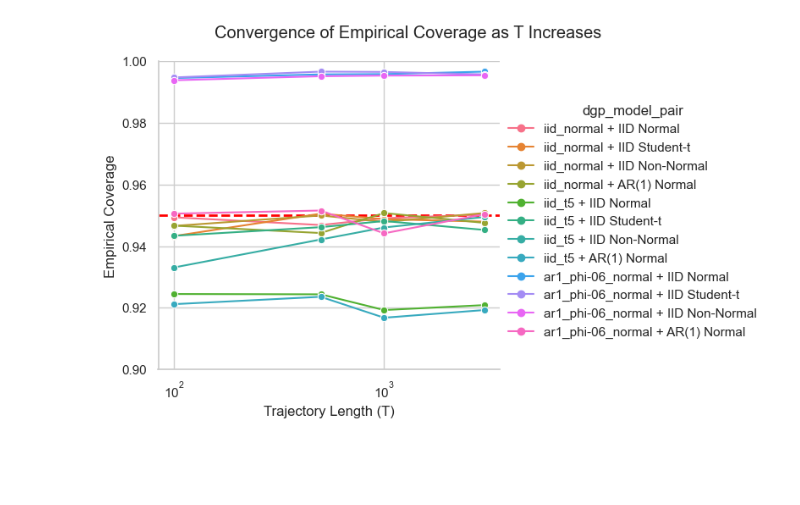
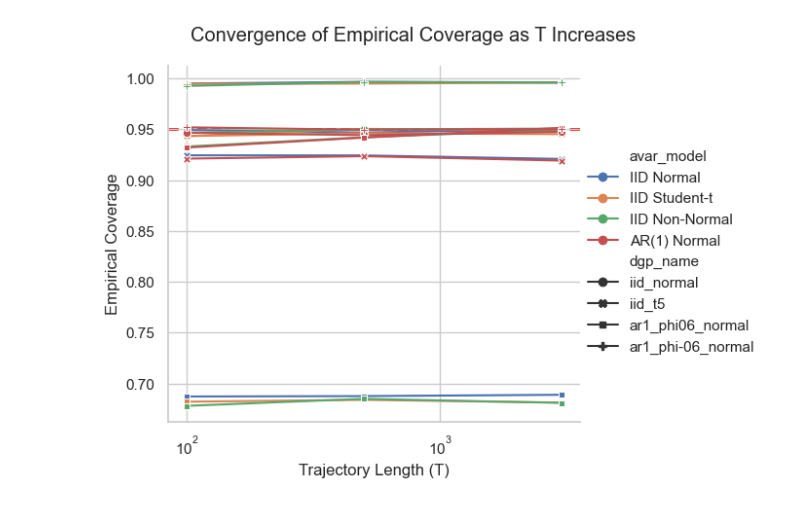
Before and after one commit to Fabro2701/sharpe_ratio_TFM, a Jupyter notebook: notebooks/coverage_analysis.ipynb, the cells around one changed output. Drawn from its saved outputs; the diff is of its cells as text; code cells hidden in the pictures; blank space fills up the shorter version.

```diff
--- a/notebooks/coverage_analysis.ipynb
+++ b/notebooks/coverage_analysis.ipynb
@@ -12,7 +12,7 @@ from config import RESULTS_DIR
 # %%
 # execution
 n_sim = 10000
-Ts = [100, 500, 1000, 3000]
+Ts = [100, 500, 3000]
 alpha = 0.05
 target_coverage = 1.0 - alpha
 for T in Ts:
@@ -21,11 +21,11 @@ for T in Ts:
             "--n_sim", str(n_sim),
             "--alpha", str(alpha),
             "--theta", "0.5",
-            "--dgps", "iid_normal", "iid_t5", "ar1_phi-06_normal",
+            "--dgps", "iid_normal", "iid_t5", "ar1_phi06_normal", "ar1_phi-06_normal",
             "--models", "iid_normal", "iid_student_t", "iid_nonnormal", "ar1_normal",
             #"--th_moments",
             "--seed", "42",
-            "--out", str(RESULTS_DIR / f"coverage_T{T}_n{n_sim}.csv")
+            "--out", str(RESULTS_DIR / f"coverage_an_T{T}_n{n_sim}.csv")
         ]
     run_coverage.main(test_args)
 # %% [output]
@@ -54,7 +54,7 @@ target_coverage = 1.0 - alpha
 # 1. Read and combine the data
 all_data = []
 for T in Ts:
-    file_path = RESULTS_DIR / f"coverage_T{T}_n{n_sim}.csv"
+    file_path = RESULTS_DIR / f"coverage_an_T{T}_n{n_sim}.csv"
 
     # Read the CSV
     df_temp = pd.read_csv(file_path)
@@ -138,45 +188,42 @@ import seaborn as sns
 def plot_coverage_convergence(df, target_val=0.95):
     """
     Plots a line chart showing the convergence of empirical coverage
-    as trajectory length (T) increases, faceted by True DGP.
+    as trajectory length (T) increases.
+    - Color = avar_model (aggregated across DGPs)
+    - Line style = dgp_name
     """
     sns.set_theme(style="whitegrid")
 
-    # Use relplot for continuous variables like T
     g = sns.relplot(
         data=df,
         x="T",
         y="coverage",
-        hue="dgp_model_pair", # <-- Uses the combined string
+        hue="avar_model",
+        style="dgp_name",       # Still drives marker variation
+        dashes=False,           # All lines solid
+        markers=True,           # Vary marker shape per dgp_name
         kind="line",
-        marker="o",         # Adds dots at T=100, 500, 1000
+        marker="o",
         height=4.5,
         aspect=1.2,
-        errorbar=None       # Turn off confidence bands
+        errorbar=None
     )
 
-    # Add the horizontal target line to every subplot
     for ax in g.axes.flat:
         ax.axhline(
             target_val,
             color='red',
             linestyle='--',
             linewidth=2,
-            zorder=0  # Pushes the red line behind the plotted data lines
+            zorder=0
         )
+        ax.set_xscale("log")
 
-    # Formatting titles and labels
     g.fig.suptitle("Convergence of Empirical Coverage as T Increases", y=1.05)
     g.set_axis_labels("Trajectory Length (T)", "Empirical Coverage")
 
-    for ax in g.axes.flat:
-        ax.set_xscale("log")
-
-    plt.ylim(target_val - 0.05, target_val + 0.05)
-
     plt.show()
 
-# Execute the plot
 plot_coverage_convergence(df_results, target_val=target_coverage)
 # %% [output]
-[figure, old version]
+[figure, new version]
```
Also changed, not shown: parts of 4 cells of this notebook.
